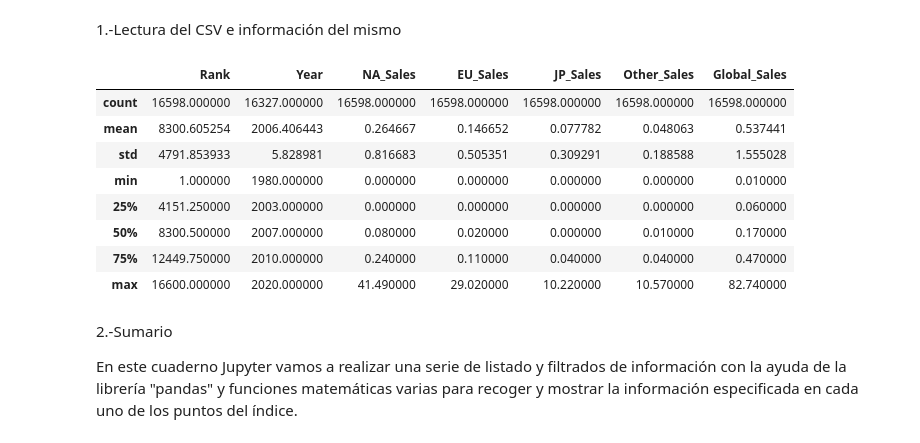
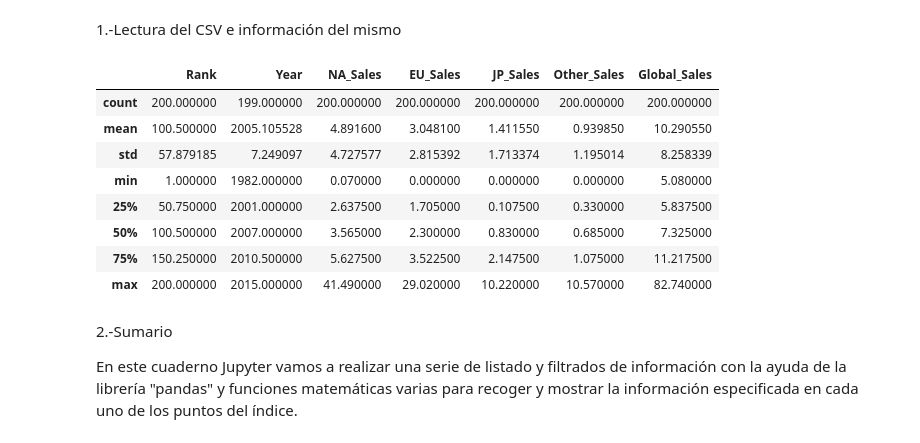
Before and after one commit to EricKnuchel/Lucasteam, a Jupyter notebook: pandas.ipynb, the cells around one changed output. Saved outputs shown, nothing was run; the diff lists cells and outputs as text; code cells hidden in the pictures.

```diff
--- a/pandas.ipynb
+++ b/pandas.ipynb
@@ -69,21 +69,21 @@ PROYECTO JUEGOS
 # %%
 import pandas as pd
 import matplotlib.pyplot as plt
 
 
 #Leemos el csv y devolvemos la información contenida en el mismo junto con una descripción de los campos
-data = pd.read_csv("datos/vgsales.csv")
+data = pd.read_csv("datos/vgsales.csv", nrows=200)
 data.describe()
 # %% [output]
 |  | Rank | Year | NA_Sales | EU_Sales | JP_Sales | Other_Sales | Global_Sales |
-| count | 16598.000000 | 16327.000000 | 16598.000000 | 16598.000000 | 16598.000000 | 16598.000000 | 16598.000000 |
-| mean | 8300.605254 | 2006.406443 | 0.264667 | 0.146652 | 0.077782 | 0.048063 | 0.537441 |
-| std | 4791.853933 | 5.828981 | 0.816683 | 0.505351 | 0.309291 | 0.188588 | 1.555028 |
-| min | 1.000000 | 1980.000000 | 0.000000 | 0.000000 | 0.000000 | 0.000000 | 0.010000 |
-| 25% | 4151.250000 | 2003.000000 | 0.000000 | 0.000000 | 0.000000 | 0.000000 | 0.060000 |
-| 50% | 8300.500000 | 2007.000000 | 0.080000 | 0.020000 | 0.000000 | 0.010000 | 0.170000 |
-| 75% | 12449.750000 | 2010.000000 | 0.240000 | 0.110000 | 0.040000 | 0.040000 | 0.470000 |
-| max | 16600.000000 | 2020.000000 | 41.490000 | 29.020000 | 10.220000 | 10.570000 | 82.740000 |
+| count | 200.000000 | 199.000000 | 200.000000 | 200.000000 | 200.000000 | 200.000000 | 200.000000 |
+| mean | 100.500000 | 2005.105528 | 4.891600 | 3.048100 | 1.411550 | 0.939850 | 10.290550 |
+| std | 57.879185 | 7.249097 | 4.727577 | 2.815392 | 1.713374 | 1.195014 | 8.258339 |
+| min | 1.000000 | 1982.000000 | 0.070000 | 0.000000 | 0.000000 | 0.000000 | 5.080000 |
+| 25% | 50.750000 | 2001.000000 | 2.637500 | 1.705000 | 0.107500 | 0.330000 | 5.837500 |
+| 50% | 100.500000 | 2007.000000 | 3.565000 | 2.300000 | 0.830000 | 0.685000 | 7.325000 |
+| 75% | 150.250000 | 2010.500000 | 5.627500 | 3.522500 | 2.147500 | 1.075000 | 11.217500 |
+| max | 200.000000 | 2015.000000 | 41.490000 | 29.020000 | 10.220000 | 10.570000 | 82.740000 |
 # %% [markdown]
 2.-Sumario
 
```
Also changed, not shown: parts of 21 cells of this notebook.
